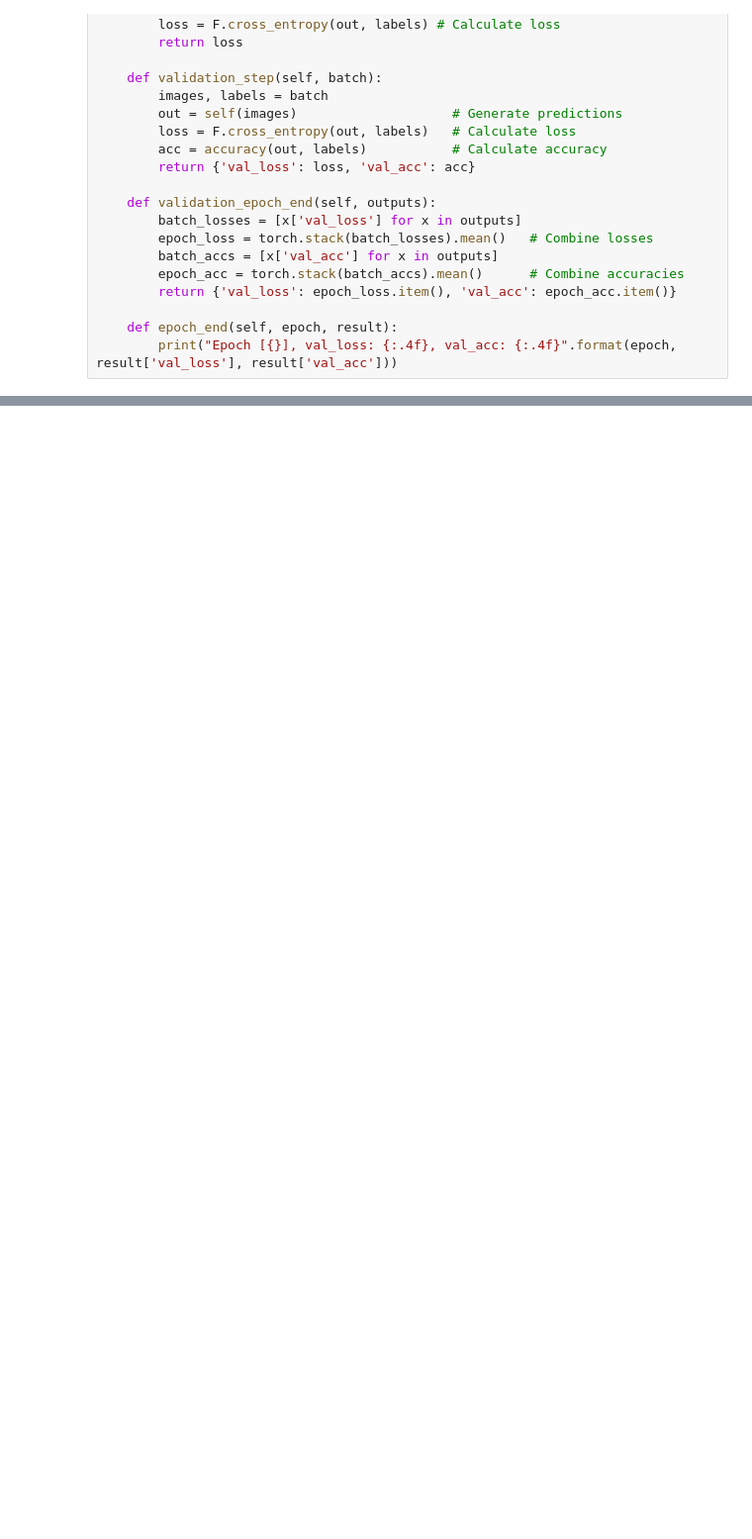
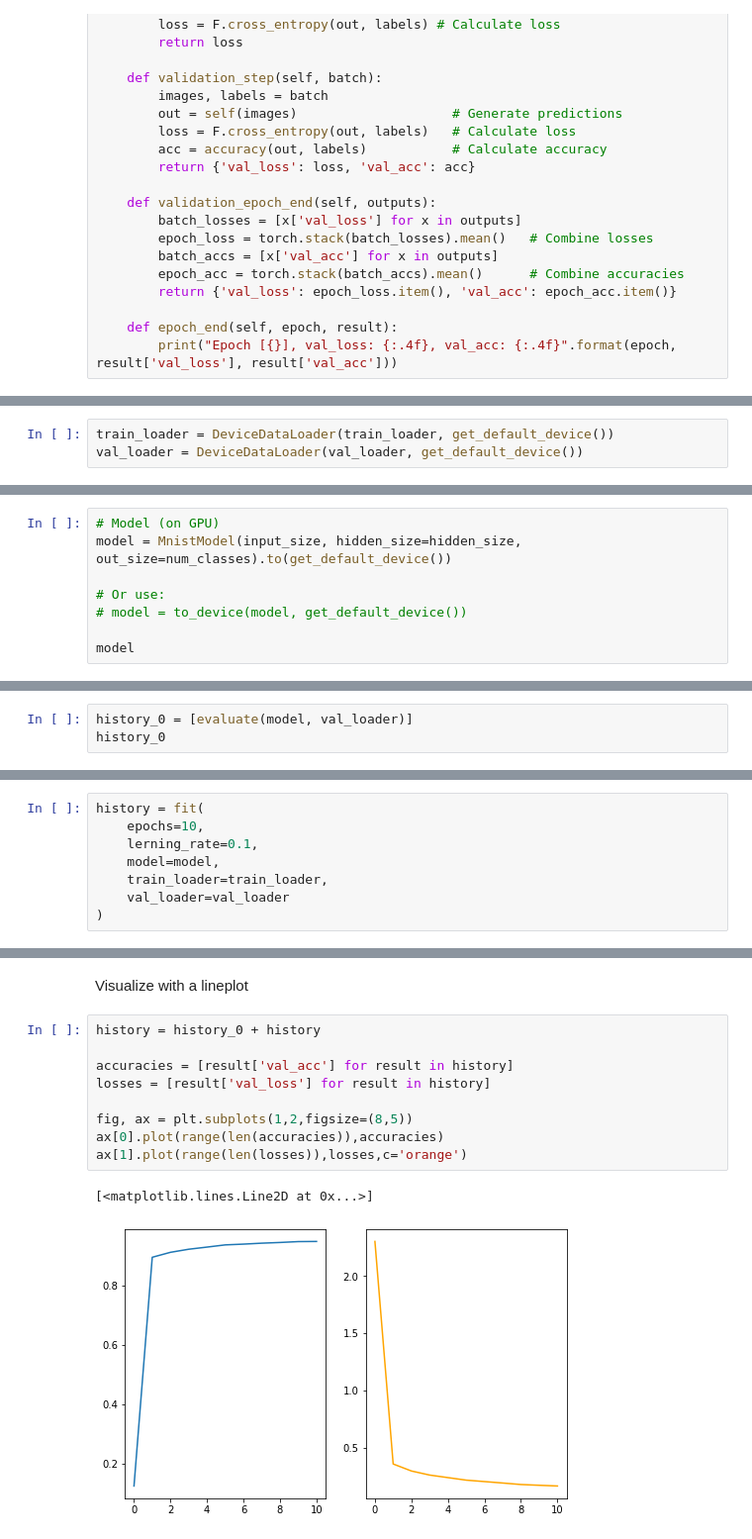
Before and after one commit to Edoch94/PyTorch-notes, a Jupyter notebook: training_on_gpu.ipynb, the cells around one changed output, grey strips where cells are left out. Shown: that part at 99% size. Saved outputs shown, nothing was run; the diff lists cells and outputs as text; blank space fills up the shorter version.

```diff
--- a/training_on_gpu.ipynb
+++ b/training_on_gpu.ipynb
@@ -209,0 +301,3 @@ class MnistModel(nn.Module):
+# %%
+train_loader = DeviceDataLoader(train_loader, get_default_device())
+val_loader = DeviceDataLoader(val_loader, get_default_device())
@@ -209,0 +344,8 @@ class MnistModel(nn.Module):
+# %%
+# Model (on GPU)
+model = MnistModel(input_size, hidden_size=hidden_size, out_size=num_classes).to(get_default_device())
+
+# Or use:
+# model = to_device(model, get_default_device())
+
+model
@@ -209,0 +360,3 @@ class MnistModel(nn.Module):
+# %%
+history_0 = [evaluate(model, val_loader)]
+history_0
@@ -209,0 +367,8 @@ class MnistModel(nn.Module):
+# %%
+history = fit(
+    epochs=10,
+    lerning_rate=0.1,
+    model=model,
+    train_loader=train_loader,
+    val_loader=val_loader
+)
@@ -209,0 +386,14 @@ class MnistModel(nn.Module):
+# %% [markdown]
+Visualize with a lineplot
+# %%
+history = history_0 + history
+
+accuracies = [result['val_acc'] for result in history]
+losses = [result['val_loss'] for result in history]
+
+fig, ax = plt.subplots(1,2,figsize=(8,5))
+ax[0].plot(range(len(accuracies)),accuracies)
+ax[1].plot(range(len(losses)),losses,c='orange')
+# %% [output]
+[<matplotlib.lines.Line2D at 0x...>]
+[figure, added]
```
Also changed, not shown: parts of 34 cells of this notebook.
